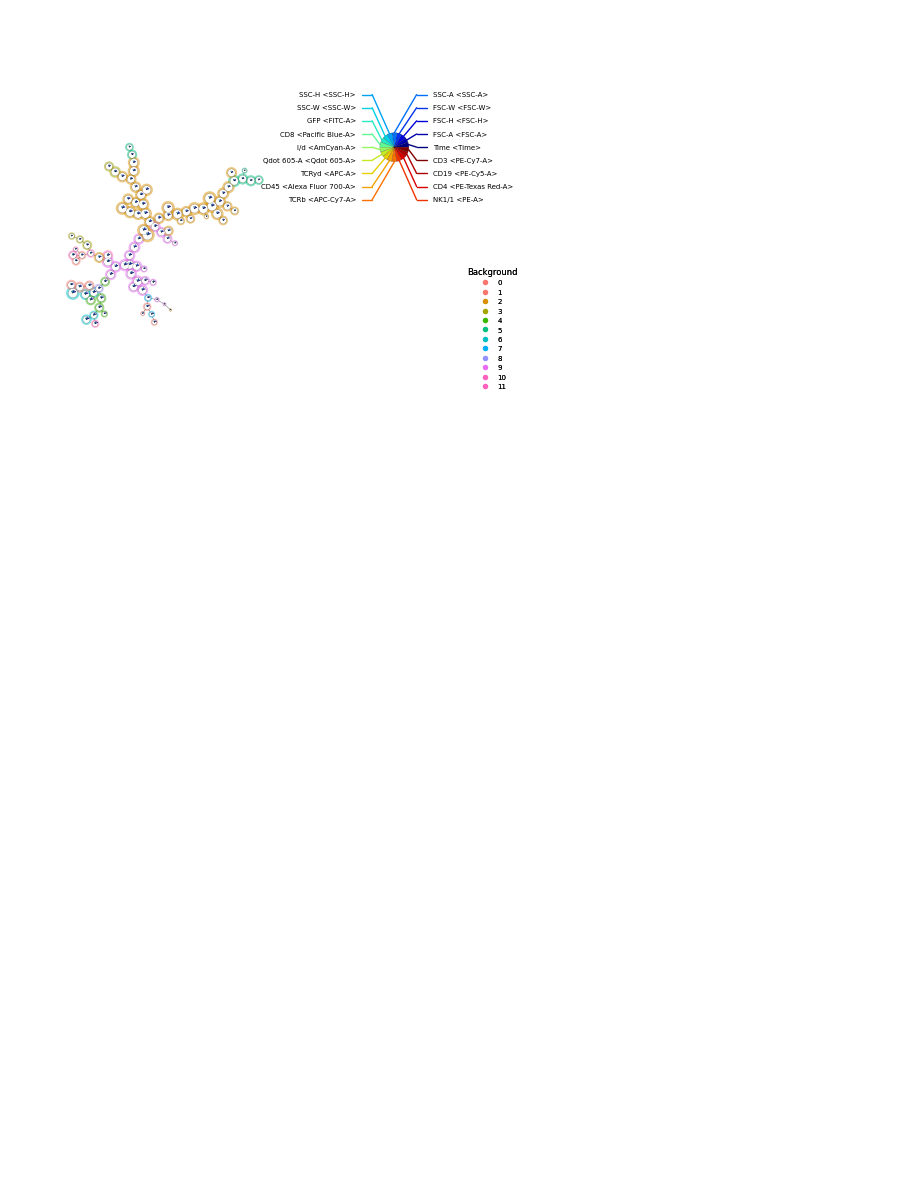
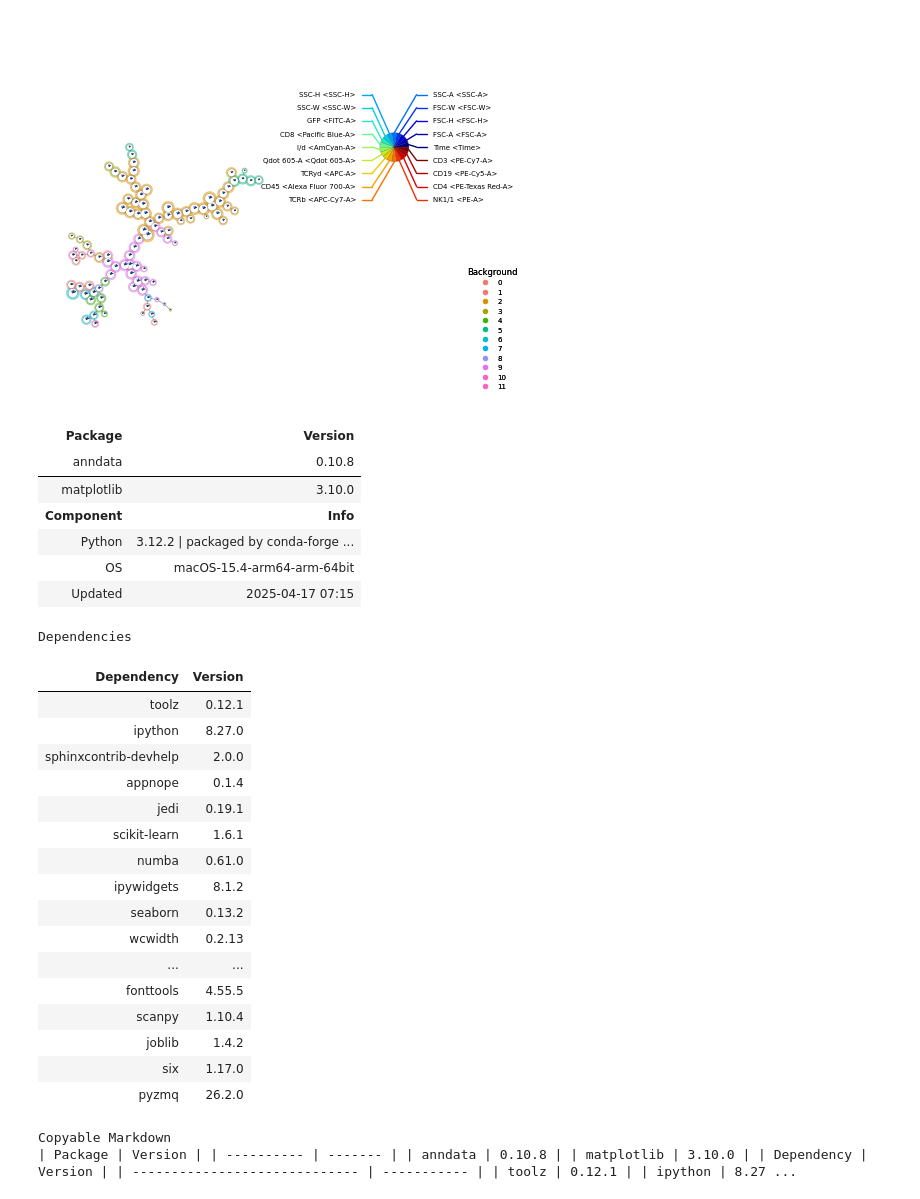
Before and after one commit to saeyslab/FlowSOM_Python, a Jupyter notebook: docs/notebooks/parallel.ipynb, the cells around one changed output. Saved outputs shown, nothing was run; the diff lists cells and outputs as text; code cells hidden in the pictures; blank space fills up the shorter version.

```diff
--- a/docs/notebooks/parallel.ipynb
+++ b/docs/notebooks/parallel.ipynb
@@ -140,3 +140,35 @@ p = fs.pl.plot_stars(fsom, background_values=fsom.get_cluster_data().obs.metaclu
 p = fs.pl.plot_stars(fsom_batch, background_values=fsom.get_cluster_data().obs.metaclustering)
 # %% [output]
 [figure]
+# %%
+import session_info2
+
+session_info2.session_info(dependencies=True)
+# %% [output]
+| Package | Version |
+| anndata | 0.10.8 |
+| matplotlib | 3.10.0 |
+| Component | Info |
+| Python | 3.12.2 | packaged by conda-forge ... |
+| OS | macOS-15.4-arm64-arm-64bit |
+| Updated | 2025-04-17 07:15 |
+Dependencies
+| Dependency | Version |
+| toolz | 0.12.1 |
+| ipython | 8.27.0 |
+| sphinxcontrib-devhelp | 2.0.0 |
+| appnope | 0.1.4 |
+| jedi | 0.19.1 |
+| scikit-learn | 1.6.1 |
+| numba | 0.61.0 |
+| ipywidgets | 8.1.2 |
+| seaborn | 0.13.2 |
+| wcwidth | 0.2.13 |
+| ... | ... |
+| fonttools | 4.55.5 |
+| scanpy | 1.10.4 |
+| joblib | 1.4.2 |
+| six | 1.17.0 |
+| pyzmq | 26.2.0 |
+Copyable Markdown
+| Package | Version | | ---------- | ------- | | anndata | 0.10.8 | | matplotlib | 3.10.0 | | Dependency | Version | | ----------------------------- | ----------- | | toolz | 0.12.1 | | ipython | 8.27 ...
```
Also changed, not shown: parts of 5 cells of this notebook.
